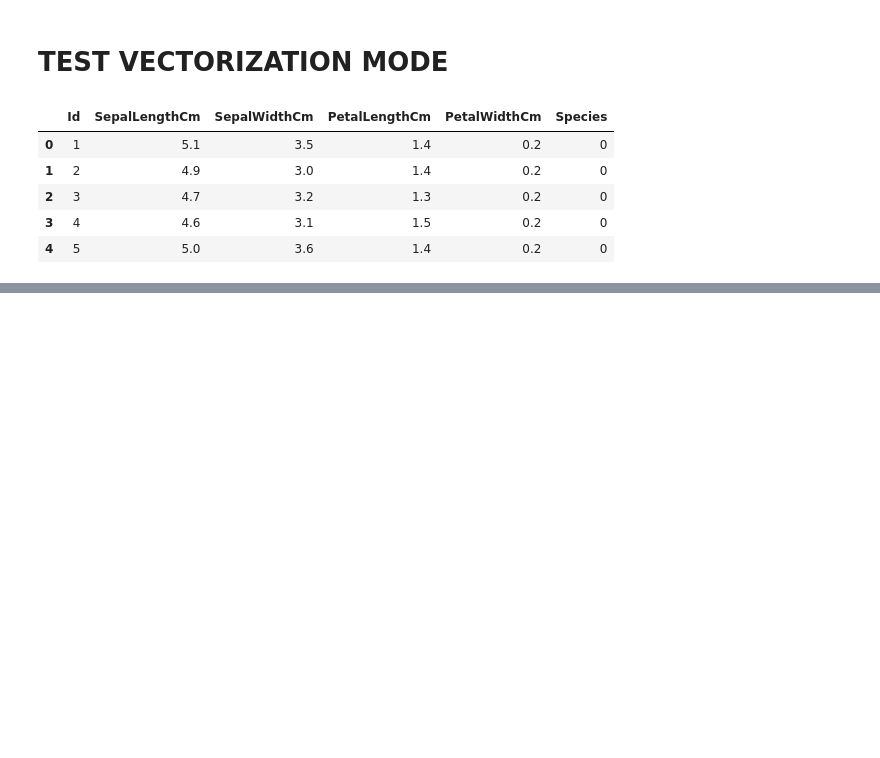
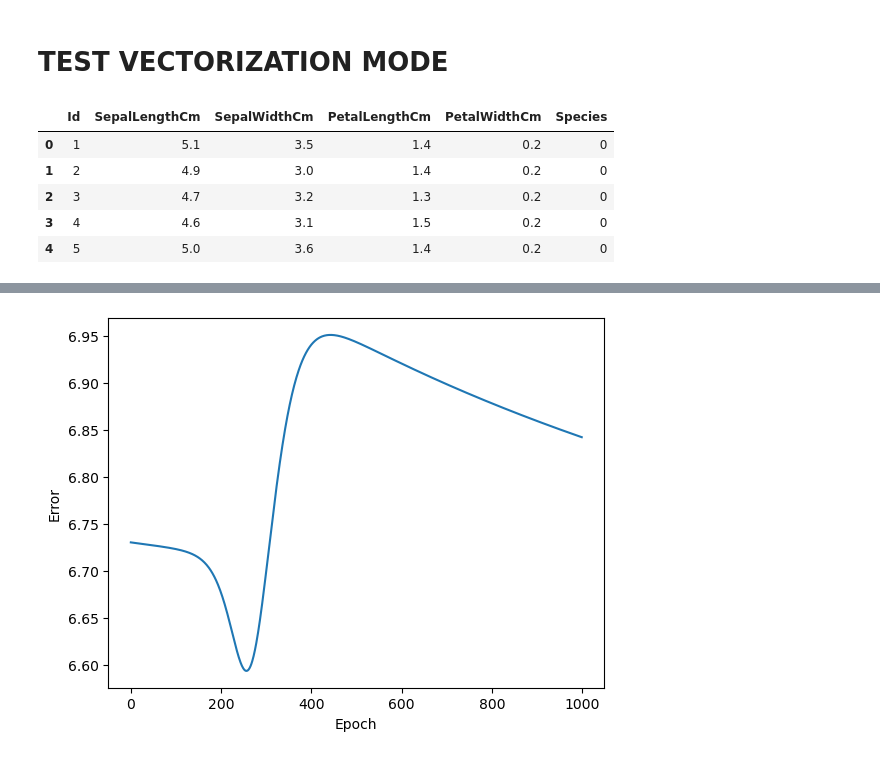
Before and after one commit to FahrendraKhoirul/Ecommerce-Review-Classification-NeuralNetwork-Api, a Jupyter notebook: main.ipynb, the cells around one changed output, grey strips where cells are left out. Saved outputs shown, nothing was run; the diff lists cells and outputs as text; code cells hidden in the pictures; blank space fills up the shorter version.

```diff
--- a/main.ipynb
+++ b/main.ipynb
@@ -91,9 +60,8 @@ import numpy as np
 
 # Create a neural network with 4 input neurons, 3 hidden neurons, and 3 output neuron
 myNN = nn.NeuralNetwork(4, 3)
-myNN.add_hidden_layer(5)
-myNN.create_weight_matrix()
-myNN.create_bias_matrix()
+myNN.add_hidden_layer(1)
+myNN.init()
 
 # Split data into training and testing
 from sklearn.model_selection import train_test_split
@@ -167,0 +109,2 @@ isNumpy:  True
+# %%
+result = myNN.train_vectorization_mode(X_train.iloc[0], y_train.iloc[0], 1000, 0.001)
@@ -167,0 +129,9 @@ isNumpy:  True
+# %%
+#plot history into line chart
+import matplotlib.pyplot as plt
+plt.plot(result)
+plt.ylabel('Error')
+plt.xlabel('Epoch')
+plt.show()
+# %% [output]
+[figure, added]
```
Also changed, not shown: parts of 27 cells of this notebook, 4 other files.
